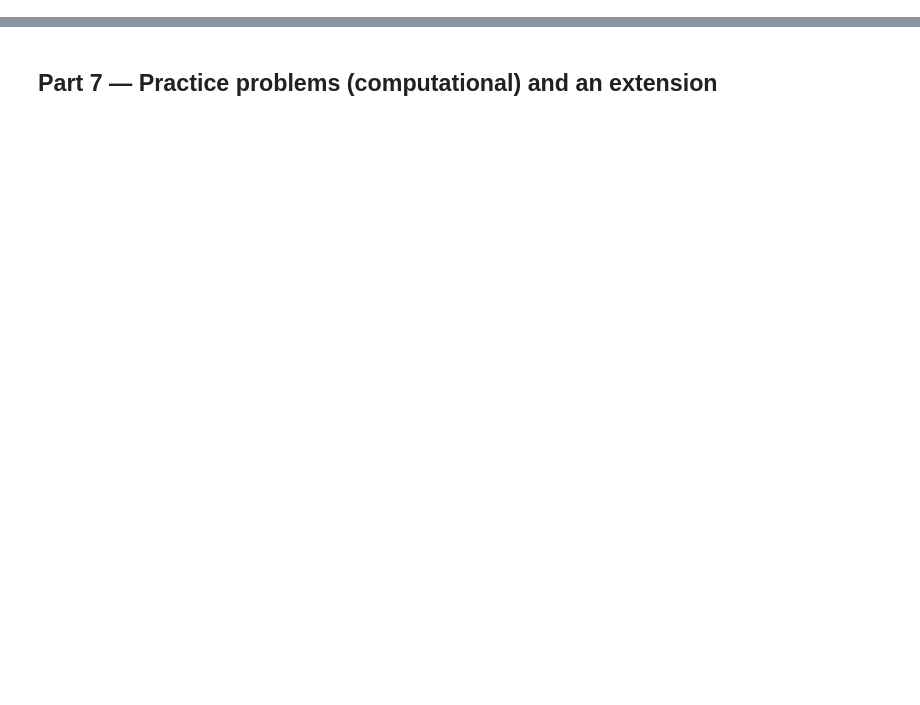
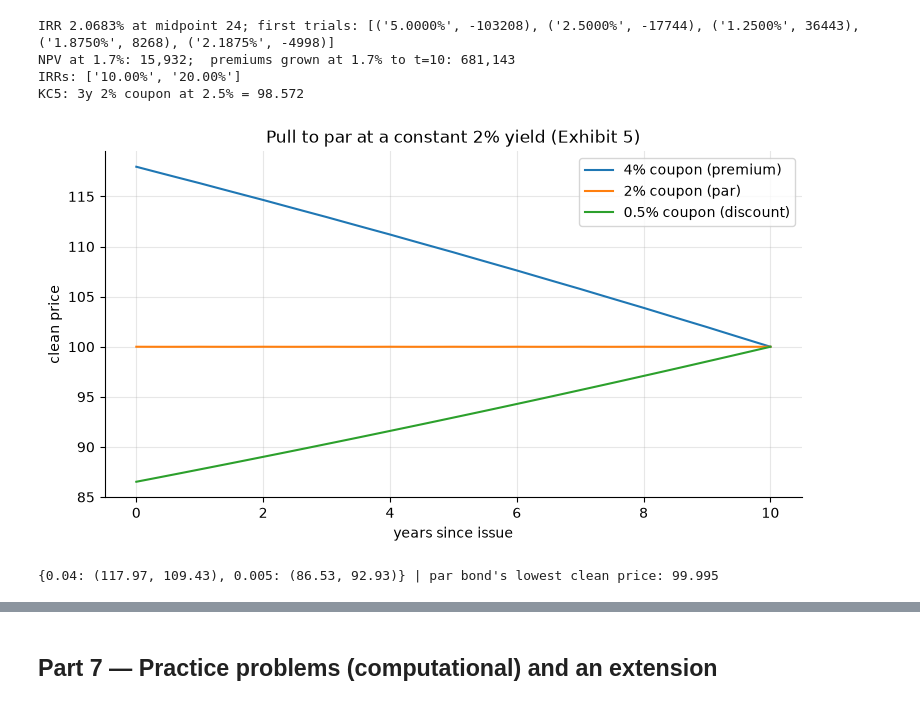
Before and after one commit to Benjamin-Teng/Quant-math-for-beginner, a Jupyter notebook: labs/LM06_lab/LM06_lab.ipynb, the cells around one changed output, grey strips where cells are left out. Saved outputs shown, nothing was run; the diff lists cells and outputs as text; code cells hidden in the pictures; blank space fills up the shorter version.

```diff
--- a/labs/LM06_lab/LM06_lab.ipynb
+++ b/labs/LM06_lab/LM06_lab.ipynb
@@ -224,13 +34,0 @@ KC5: 3y 2% coupon at 2.5% = 98.572
-# %%
-# Exhibit 7: pull to par, clean prices monthly at a constant 2% yield
-def clean_price(t, c, y=0.02, n=10, F=100.0):
-    if t >= n: return F
-    full = sum((c * F + (F if j == n else 0.0)) * (1 + y) ** -(j - t) for j in range(1, n + 1) if j > t + 1e-12)
-    return full - c * F * (t - int(t + 1e-12))
-
-ts = np.arange(121) / 12
-fig, ax = plt.subplots()
-for c, lab in ((0.04, "4% coupon (premium)"), (0.02, "2% coupon (par)"), (0.005, "0.5% coupon (discount)")):
-    ax.plot(ts, [clean_price(t, c) for t in ts], label=lab)
-ax.set_xlabel("years since issue"); ax.set_ylabel("clean price"); ax.set_title("Pull to par at a constant 2% yield (Exhibit 7)"); ax.legend(); plt.show()
-print({c: (round(clean_price(0, c), 2), round(clean_price(5, c), 2)) for c in (0.04, 0.005)})
@@ -511,12 +34,0 @@ shape: (7, 5)
-# %%
-# Exhibit 14: three term structures; and the pitfall numbers
-fig, ax = plt.subplots()
-for day in ("2025-04-01", "2025-06-27", "2025-10-31"):
-    cv = d.filter(pl.col("date") == pl.lit(day))
-    ax.plot(cv["days"], cv["basis"] / cv["S"] * 100, marker="o", label=day)
-    print(day, cv.select("c", "days", pl.col("basis").round(2)).rows())
-ax.axhline(0, color="black", lw=0.6); ax.set_xlabel("days to expiry"); ax.set_ylabel("basis, % of TAIEX"); ax.legend(); plt.show()
-j = d.filter(pl.col("c") == "202507").filter(pl.col("date").is_in(["2025-06-27", "2025-06-30"]))
-print(j.select("date", "S", "F", "basis"))
-print(pl.read_csv(DATA / "TAIEX_OHLC__2025-06-26__2025-07-01.csv"))
-print(near.with_columns((pl.col("qtau_imp") / pl.col("tau")).alias("q_ann")).sort("q_ann", descending=True).head(1).select("date", "days", "basis", "q_ann"))
@@ -562,0 +206,35 @@ shape: (4, 3)
+# %%
+# Example 6: IRR of a savings policy (pay 100,000 at t=0..5, receive 700,000 at t=10)
+flows = pl.DataFrame({"t": list(range(6)) + [10], "cf": [-100_000] * 6 + [700_000]})
+npv = lambda y: flows.select((pl.col("cf") * (1 + y) ** (-pl.col("t"))).sum()).item()
+lg = []
+irr, steps = bisect(npv, 0.0, 0.10, tol=1e-8, log=lg)
+print(f"IRR {irr:.4%} at midpoint {steps}; first trials:", [(f"{m:.4%}", round(f)) for _, _, _, m, f in lg[:5]])
+print(f"NPV at 1.7%: {npv(0.017):,.0f};  premiums grown at 1.7% to t=10: {sum(100_000 * 1.017**(10 - t) for t in range(6)):,.0f}")
+
+# Two IRRs when the cash flows change sign twice (Section 5)
+roots = np.roots([-132, 230, -100])        # -132 v^2 + 230 v - 100 = 0
+print("IRRs:", sorted(f"{1/v - 1:.2%}" for v in roots))
+print("KC5: 3y 2% coupon at 2.5% =", round(bond_price(0.025, 0.02, 3), 4))
+# %% [output]
+IRR 2.0683% at midpoint 24; first trials: [('5.0000%', -103208), ('2.5000%', -17744), ('1.2500%', 36443), ('1.8750%', 8268), ('2.1875%', -4998)]
+NPV at 1.7%: 15,932;  premiums grown at 1.7% to t=10: 681,143
+IRRs: ['10.00%', '20.00%']
+KC5: 3y 2% coupon at 2.5% = 98.572
+# %%
+# Exhibit 5: pull to par, clean prices monthly at a constant 2% yield
+def clean_price(t, c, y=0.02, n=10, M=100.0):
+    if t >= n: return M
+    full = sum((c * M + (M if j == n else 0.0)) * (1 + y) ** -(j - t) for j in range(1, n + 1) if j > t + 1e-12)
+    return full - c * M * (t - int(t + 1e-12))
+
+ts = np.arange(121) / 12
+fig, ax = plt.subplots()
+for c, lab in ((0.04, "4% coupon (premium)"), (0.02, "2% coupon (par)"), (0.005, "0.5% coupon (discount)")):
+    ax.plot(ts, [clean_price(t, c) for t in ts], label=lab)
+ax.set_xlabel("years since issue"); ax.set_ylabel("clean price"); ax.set_title("Pull to par at a constant 2% yield (Exhibit 5)"); ax.legend(); plt.show()
+print({c: (round(clean_price(0, c), 2), round(clean_price(5, c), 2)) for c in (0.04, 0.005)},
+      "| par bond's lowest clean price:", round(min(clean_price(t, 0.02) for t in ts), 4))
+# %% [output]
+[figure, added]
+{0.04: (117.97, 109.43), 0.005: (86.53, 92.93)} | par bond's lowest clean price: 99.995
```
Also changed, not shown: parts of 57 cells of this notebook, 10 other files.
